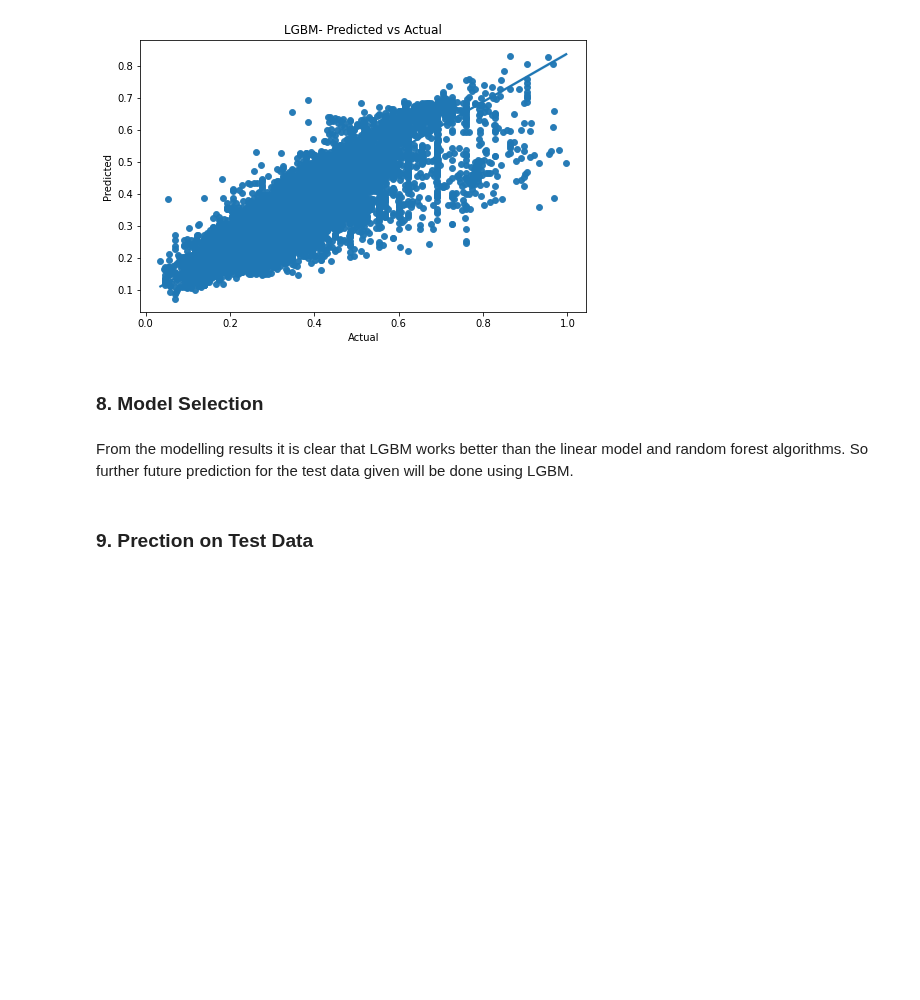
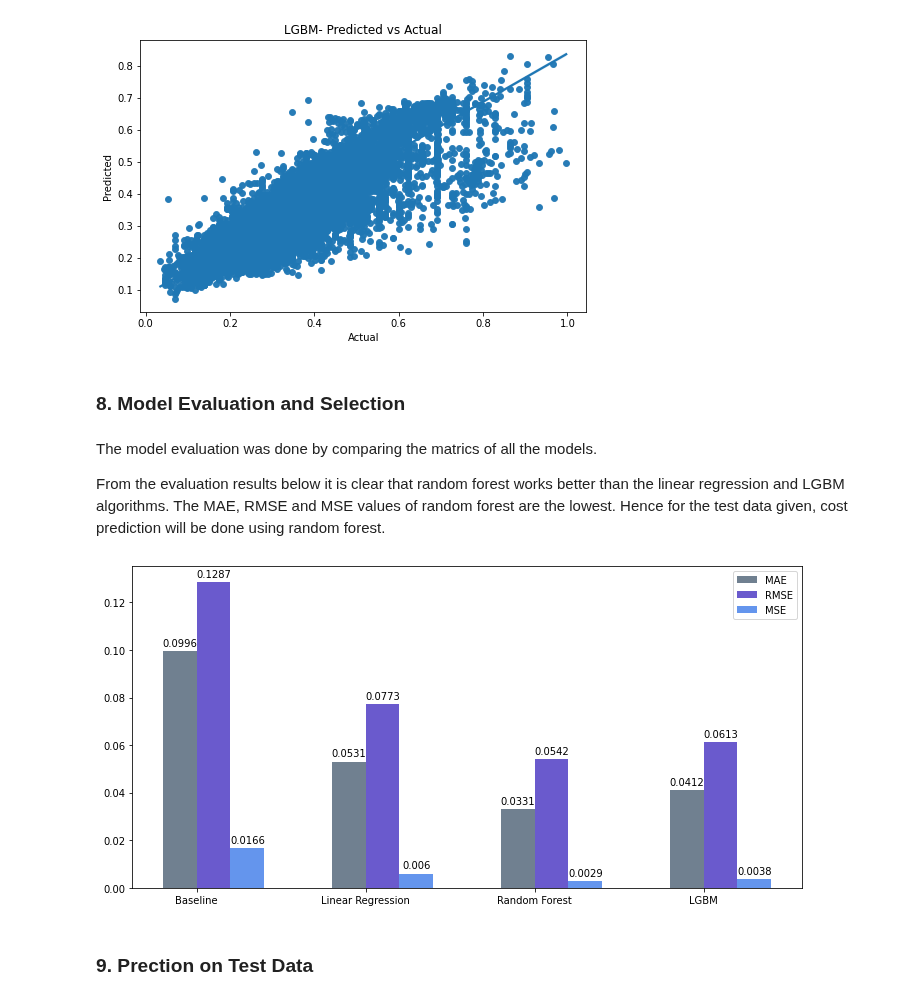
Before and after one commit to aanysofia/Cost-Prediction, a Jupyter notebook: ML_Cost_Prediction.ipynb, the cells around one changed output. Saved outputs shown, nothing was run; the diff lists cells and outputs as text; code cells hidden in the pictures; blank space fills up the shorter version.

```diff
--- a/ML_Cost_Prediction.ipynb
+++ b/ML_Cost_Prediction.ipynb
@@ -728,9 +728,56 @@ ax.set(title='LGBM- Predicted vs Actual');
 # %% [output]
 [figure]
 # %% [markdown]
-### 8. Model Selection
+### 8. Model Evaluation and Selection
 # %% [markdown]
-From the modelling results it is clear that LGBM works better than the linear model and random forest algorithms. So further future prediction for the test data given will be done using LGBM.
+The model evaluation was done by comparing the matrics of all the models.
+
+From the evaluation results below it is clear that random forest works better than the linear regression and LGBM algorithms. The MAE, RMSE and MSE values of random forest are the lowest. Hence for the test data given, cost prediction will be done using random forest.
+# %%
+labels = ['Baseline', 'Linear Regression', 'Random Forest', 'LGBM']
+RMSE = [0.1287, 0.0773, 0.0542, 0.0613]
+MAE = [0.0996, 0.0531, 0.0331, 0.0412]
+MSE = [0.0166, 0.0060, 0.0029, 0.0038]
+
+
+x = np.arange(len(labels))  # the label locations
+width = 0.2  # the width of the bars
+
+fig, ax = plt.subplots(figsize=(10, 5))
+
+rects1 = ax.bar(x - width/2, MAE, width, label='MAE', color='slategrey')
+rects2 = ax.bar(x + width/2, RMSE, width, label='RMSE', color='slateblue')
+rects3 = ax.bar(x + width/2 + width, MSE, width, label='MSE', color='cornflowerblue')
+
+
+# Add some text for labels, title and custom x-axis tick labels, etc.
+#ax.set_ylabel('RMSE')
+#ax.set_title('Model Performance')
+ax.set_xticks(x)
+ax.set_xticklabels(labels)
+ax.legend()
+
+
+def autolabel(rects):
+    """Attach a text label above each bar in *rects*, displaying its height."""
+    for rect in rects:
+        height = rect.get_height()
+        ax.annotate('{}'.format(height),
+                    xy=(rect.get_x() + rect.get_width() / 2, height),
+                    xytext=(0, 3),  # 3 points vertical offset
+                    textcoords="offset points",
+                    ha='center', va='bottom')
+
+autolabel(rects1)
+autolabel(rects2)
+autolabel(rects3)
+
+fig.tight_layout()
+
+plt.show()
+#fig.savefig('images/Model_Evaluation.png', dpi=300)
+# %% [output]
+[figure, added]
 # %% [markdown]
 ### 9. Prection on Test Data
 # %% [markdown]
```
